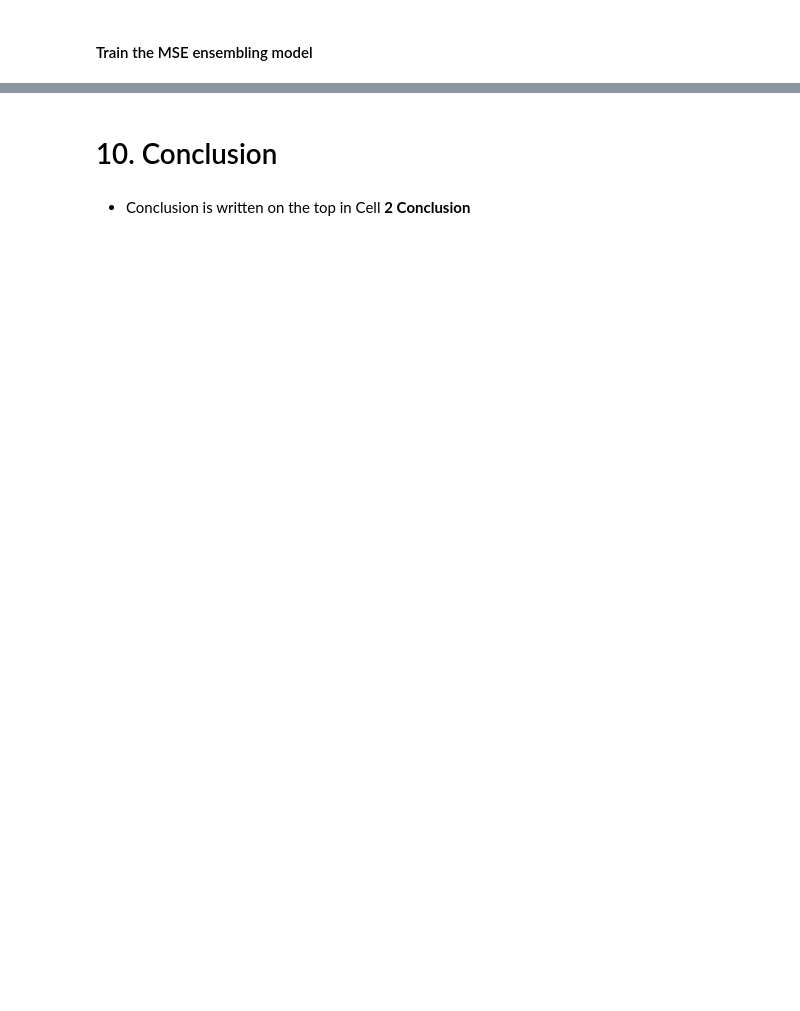
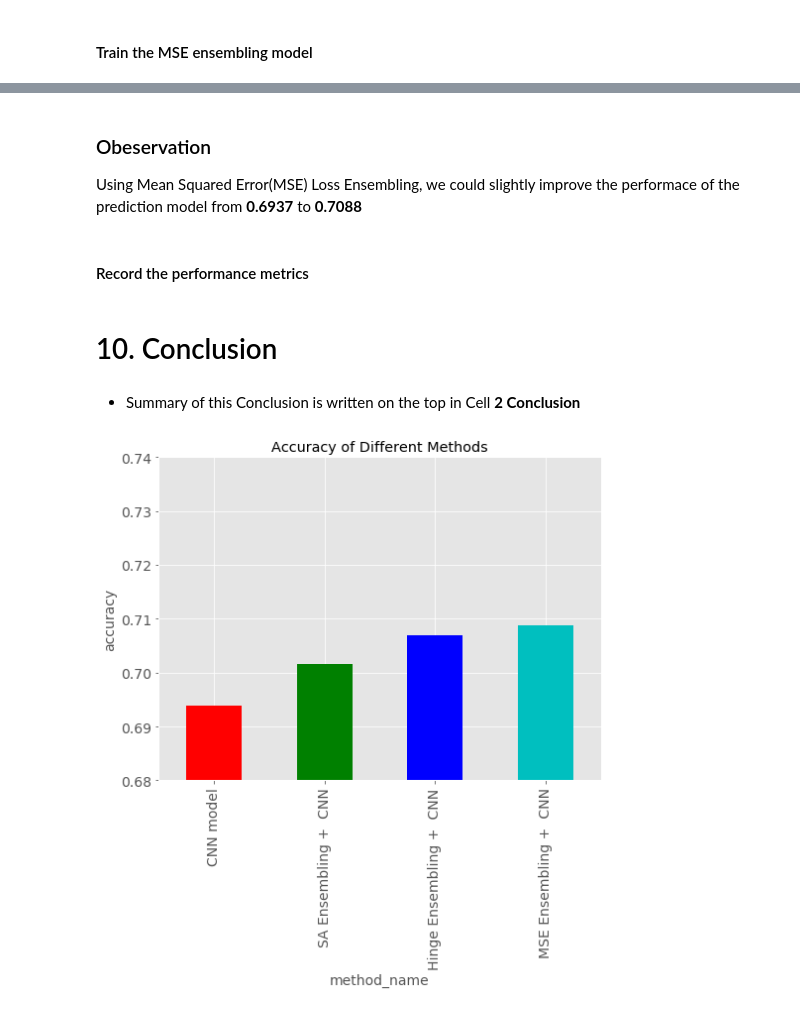
Before and after one commit to TonyIssacJames/FacialExpressionRecognition, a Jupyter notebook: Averaging_try_09_v4.ipynb, the cells around one changed output, grey strips where cells are left out. Drawn from its saved outputs; the diff is of its cells as text; code cells hidden in the pictures; blank space fills up the shorter version.

```diff
--- a/Averaging_try_09_v4.ipynb
+++ b/Averaging_try_09_v4.ipynb
@@ -1351,3 +1425,5 @@ Accuracy of Hinge Loss Ensembling on Private Leader Board Data:0.714683755920869
+# %%
+ ModelPerformance.loc[len(ModelPerformance)] = ['Hinge Ensembling +  CNN', Y_Hinge_Ense_accuracy]
 # %% [markdown]
 ## 9.3 Optimal Mean Squred Error (MSE) Ensembling
 # %% [markdown]
@@ -1455,6 +1531,8 @@ for row in y_pred_ensemble:
 # %%
 Y_NN_Ense_pred_np = np.array(Y_NN_Ense_pred)
 private_set_y_np  = np.array(private_set_y)
+# %%
+count_correct = np.sum(Y_NN_Ense_pred_np == private_set_y_np)
 # %%
 len(Y_NN_Ense_pred_np), count_correct
 # %% [output]
@@ -1462 +1540,3 @@ len(Y_NN_Ense_pred_np), count_correct
+# %%
+Y_MSE_Ense_accuracy =(float(count_correct)/len(Y_NN_Ense_pred_np))
 # %%
@@ -1466,5 +1546,20 @@ Accuracy of Mean Square Error Ensembling on Private Leader Board Data:0.71468375
+# %% [markdown]
+### Obeservation
+Using Mean Squared Error(MSE) Loss Ensembling, we could slightly improve the performace of the prediction model from **0.6937** to **0.7088**
+# %% [markdown]
+#### Record the performance metrics
+# %%
+ ModelPerformance.loc[len(ModelPerformance)] = ['MSE Ensembling +  CNN', Y_MSE_Ense_accuracy]
 # %% [markdown]
 # 10.  Conclusion
 # %% [markdown]
 
-- Conclusion is written on the top in Cell **2 Conclusion**
+- Summary of this Conclusion is written on the top in Cell **2 Conclusion**
+# %%
+#model_performance.plot(kind='bar',title='myplot',legend=model_performance.method_name,loc='best')
+ax = ModelPerformance.plot(x= 'method_name', y='accuracy',kind='bar', title ="Accuracy of Different Methods", ylim = (.68, .74), color =['r','g','b','c'], figsize=(8, 6), legend=False, fontsize=14)
+ax.set_xlabel("method_name", fontsize=14)
+ax.set_ylabel("accuracy", fontsize=14)
+plt.show()
+# %% [output]
+[figure, added]
```
Also changed, not shown: parts of 49 cells of this notebook.
